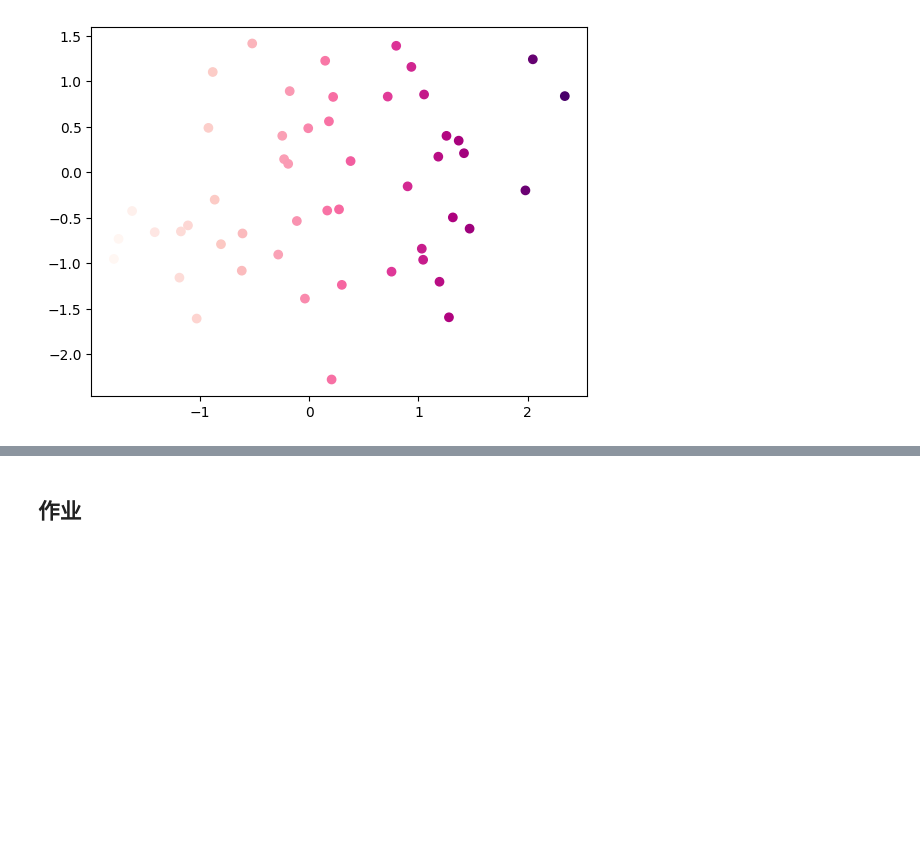
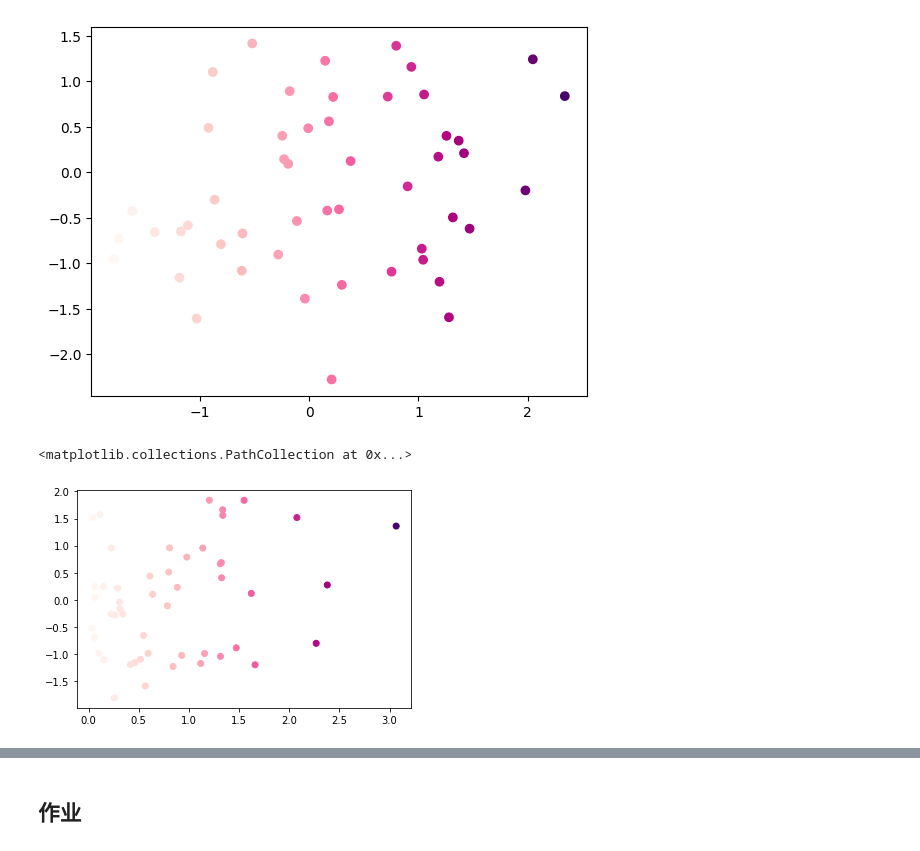
Before and after one commit to datawhalechina/fantastic-matplotlib, a Jupyter notebook: 第五回：样式色彩秀芳华.ipynb, the cells around one changed output, grey strips where cells are left out. Cells and saved outputs as stored; diff of their text form; code cells hidden in the pictures; blank space fills up the shorter version.

```diff
--- a/第五回：样式色彩秀芳华.ipynb
+++ b/第五回：样式色彩秀芳华.ipynb
@@ -173,3 +180,12 @@ plt.scatter(x,y,c=x,cmap='RdPu')
 # %% [output]
 <matplotlib.collections.PathCollection at 0x...>
 [figure]
+# %%
+# 这里展示一个偏态数据的例子，生产数据常常是右偏居多，此时发现由于数据有明显偏斜，导致使用colormap时无法看出显示较好的区分度
+from scipy.stats import skewnorm
+x = skewnorm.rvs(20, size=50)
+y = np.random.randn(50)
+plt.scatter(x,y,c=x,cmap='RdPu')
+# %% [output]
+<matplotlib.collections.PathCollection at 0x...>
+[figure, added]
```
Also changed, not shown: parts of 4 cells of this notebook, 5 other files.
